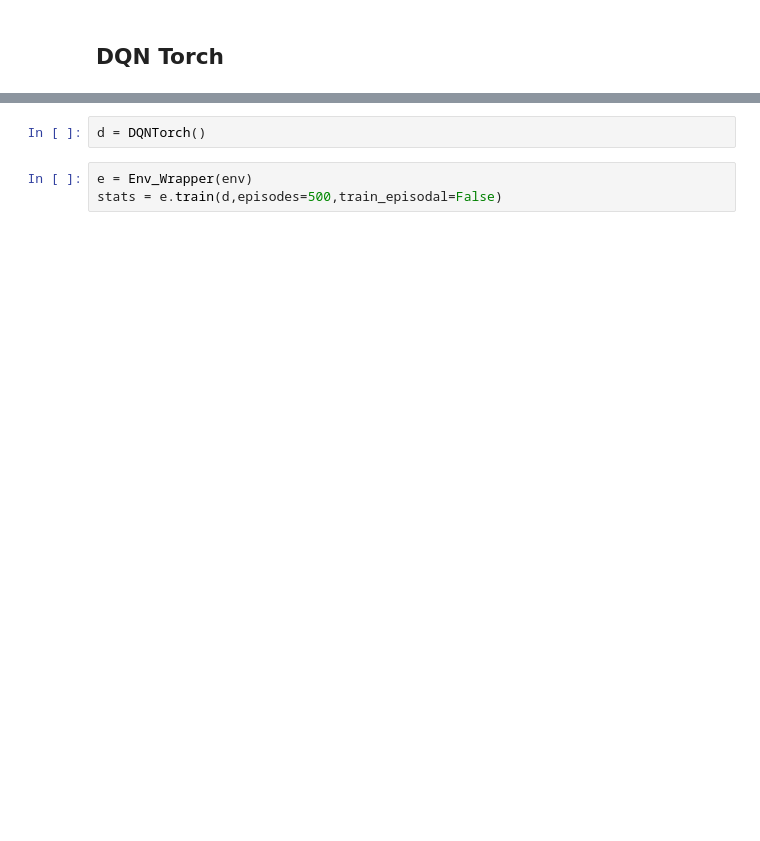
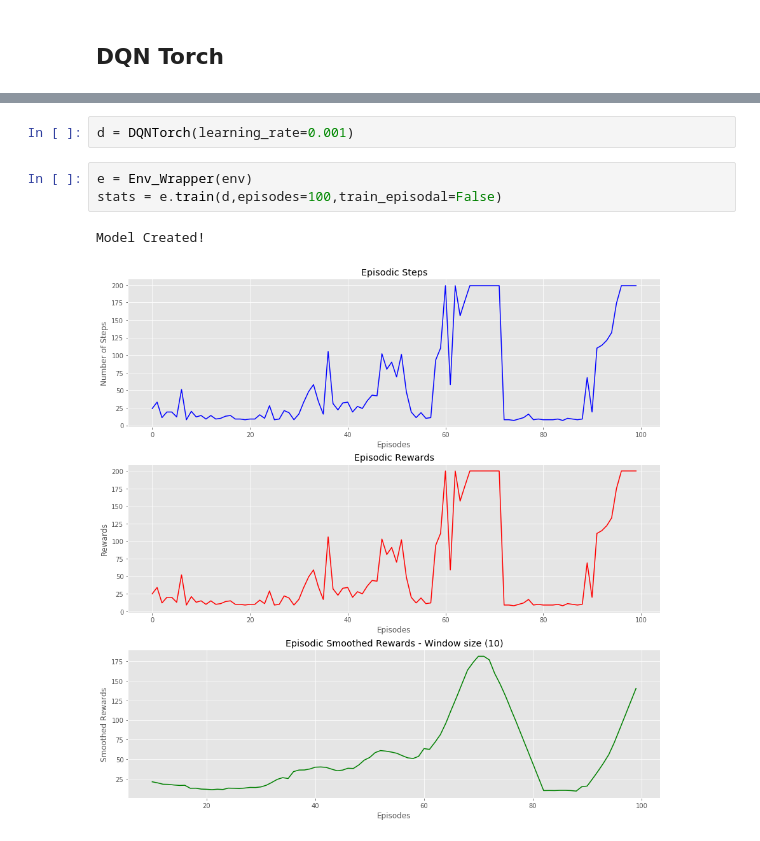
Before and after one commit to shyamsn97/ExploreRL, a Jupyter notebook: explorerl/DQN/DQN.ipynb, the cells around one changed output, grey strips where cells are left out. Drawn from its saved outputs; the diff is of its cells as text; blank space fills up the shorter version.

```diff
--- a/explorerl/DQN/DQN.ipynb
+++ b/explorerl/DQN/DQN.ipynb
@@ -190,7 +33,10 @@ class DQNTorch(BaseAgent):
 # %%
-d = DQNTorch()
+d = DQNTorch(learning_rate=0.001)
 # %%
 e = Env_Wrapper(env)
-stats = e.train(d,episodes=500,train_episodal=False)
+stats = e.train(d,episodes=100,train_episodal=False)
+# %% [output]
+Model Created!
+[figure, added]
 # %%
 e.test(d)
```
Also changed, not shown: parts of 5 cells of this notebook.
